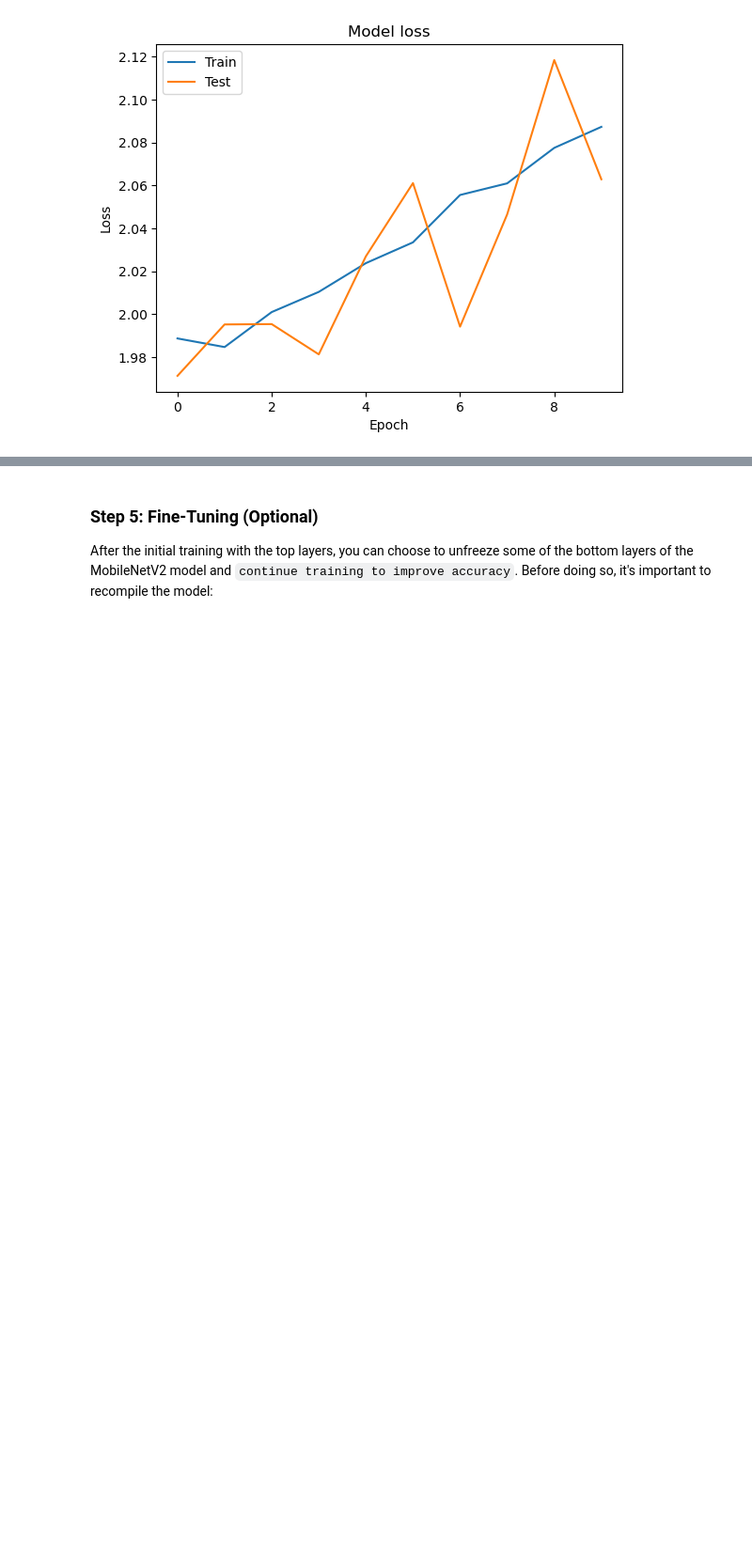
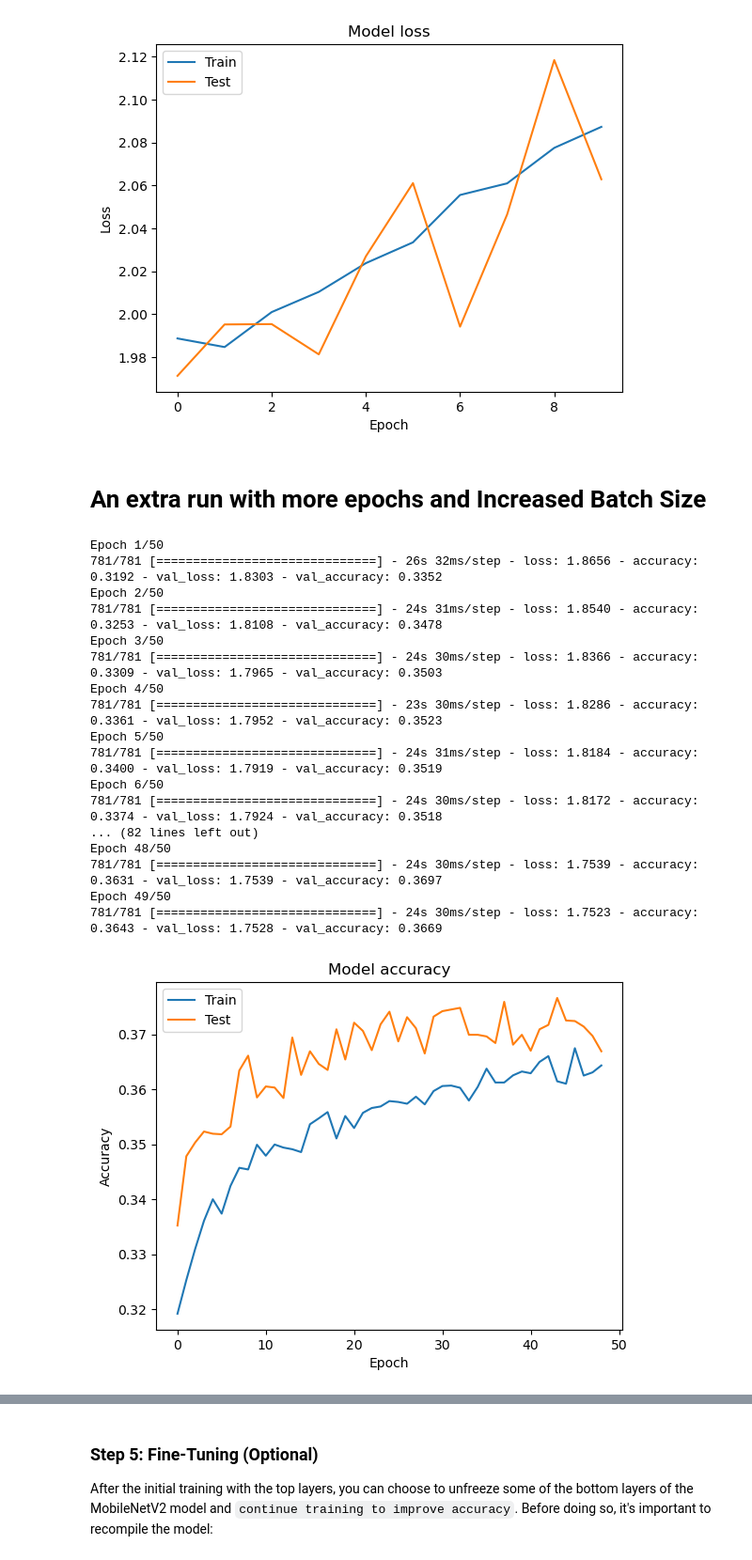
Before and after one commit to AammarTufail/six-months_python_for_data_science-mentorship-program, a Jupyter notebook: 10_transfer_learning/01_project_1.ipynb, the cells around one changed output, grey strips where cells are left out. Shown: that part at 94% size. Drawn from its saved outputs; the diff is of its cells as text; code cells hidden in the pictures; blank space fills up the shorter version.

```diff
--- a/10_transfer_learning/01_project_1.ipynb
+++ b/10_transfer_learning/01_project_1.ipynb
@@ -146,3 +146,54 @@ plt.show()
 # %% [output]
 [figure]
 [figure]
+# %% [markdown]
+# An extra run with more epochs and Increased Batch Size
+# %%
+%%time
+#early stopping
+from tensorflow.keras.callbacks import EarlyStopping
+early_stopping = EarlyStopping(monitor='val_loss', patience=5, restore_best_weights=True)
+model.compile(optimizer=tf.keras.optimizers.legacy.Adam(),
+loss='categorical_crossentropy', metrics=['accuracy'])
+
+# Train the model
+history = model.fit(datagen.flow(x_train, y_train, batch_size=64),
+                    steps_per_epoch=len(x_train) / 64, epochs=50,
+                    validation_data=(x_test, y_test), verbose=1, callbacks=[early_stopping])
+import matplotlib.pyplot as plt
+# Plot training & validation accuracy values
+plt.plot(history.history['accuracy'])
+plt.plot(history.history['val_accuracy'])
+plt.title('Model accuracy')
+plt.ylabel('Accuracy')
+plt.xlabel('Epoch')
+plt.legend(['Train', 'Test'], loc='upper left')
+plt.show()
+
+# Plot training & validation loss values
+plt.plot(history.history['loss'])
+plt.plot(history.history['val_loss'])
+plt.title('Model loss')
+plt.ylabel('Loss')
+plt.xlabel('Epoch')
+plt.legend(['Train', 'Test'], loc='upper left')
+plt.show()
+# %% [output]
+Epoch 1/50
+781/781 [==============================] - 26s 32ms/step - loss: 1.8656 - accuracy: 0.3192 - val_loss: 1.8303 - val_accuracy: 0.3352
+Epoch 2/50
+781/781 [==============================] - 24s 31ms/step - loss: 1.8540 - accuracy: 0.3253 - val_loss: 1.8108 - val_accuracy: 0.3478
+Epoch 3/50
+781/781 [==============================] - 24s 30ms/step - loss: 1.8366 - accuracy: 0.3309 - val_loss: 1.7965 - val_accuracy: 0.3503
+Epoch 4/50
+781/781 [==============================] - 23s 30ms/step - loss: 1.8286 - accuracy: 0.3361 - val_loss: 1.7952 - val_accuracy: 0.3523
+Epoch 5/50
+781/781 [==============================] - 24s 31ms/step - loss: 1.8184 - accuracy: 0.3400 - val_loss: 1.7919 - val_accuracy: 0.3519
+Epoch 6/50
+781/781 [==============================] - 24s 30ms/step - loss: 1.8172 - accuracy: 0.3374 - val_loss: 1.7924 - val_accuracy: 0.3518
+... (82 lines left out)
+Epoch 48/50
+781/781 [==============================] - 24s 30ms/step - loss: 1.7539 - accuracy: 0.3631 - val_loss: 1.7539 - val_accuracy: 0.3697
+Epoch 49/50
+781/781 [==============================] - 24s 30ms/step - loss: 1.7523 - accuracy: 0.3643 - val_loss: 1.7528 - val_accuracy: 0.3669
+[figure, added]
```
Also changed, not shown: parts of 3 cells of this notebook, 5 other files.
